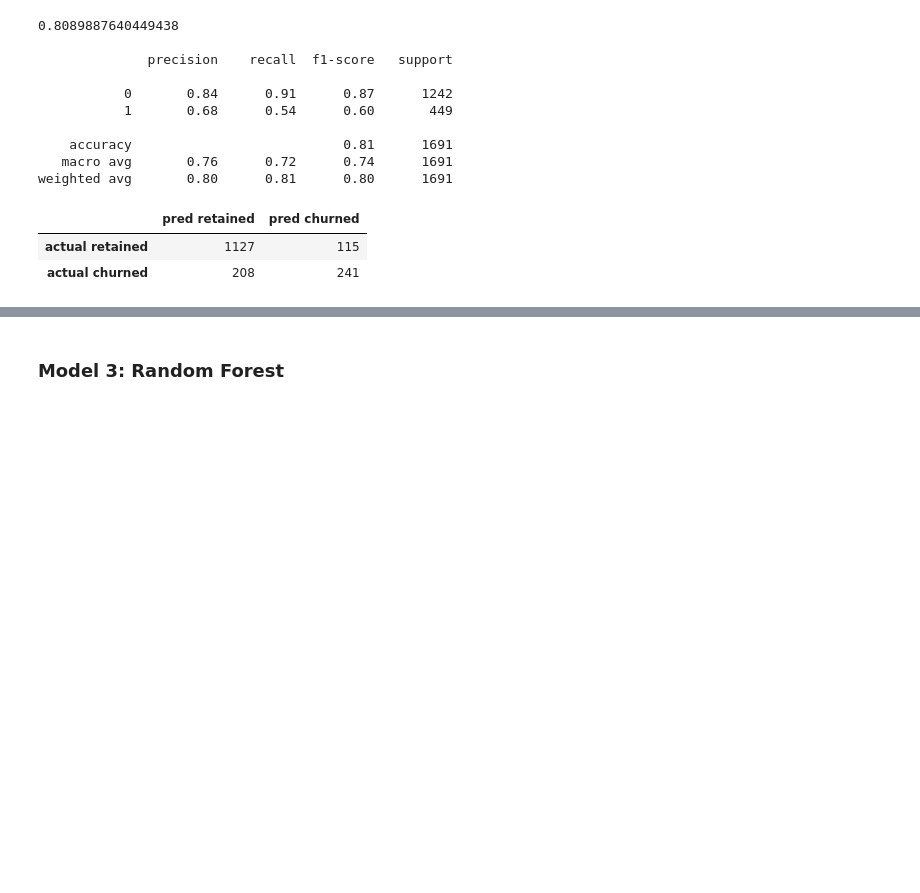
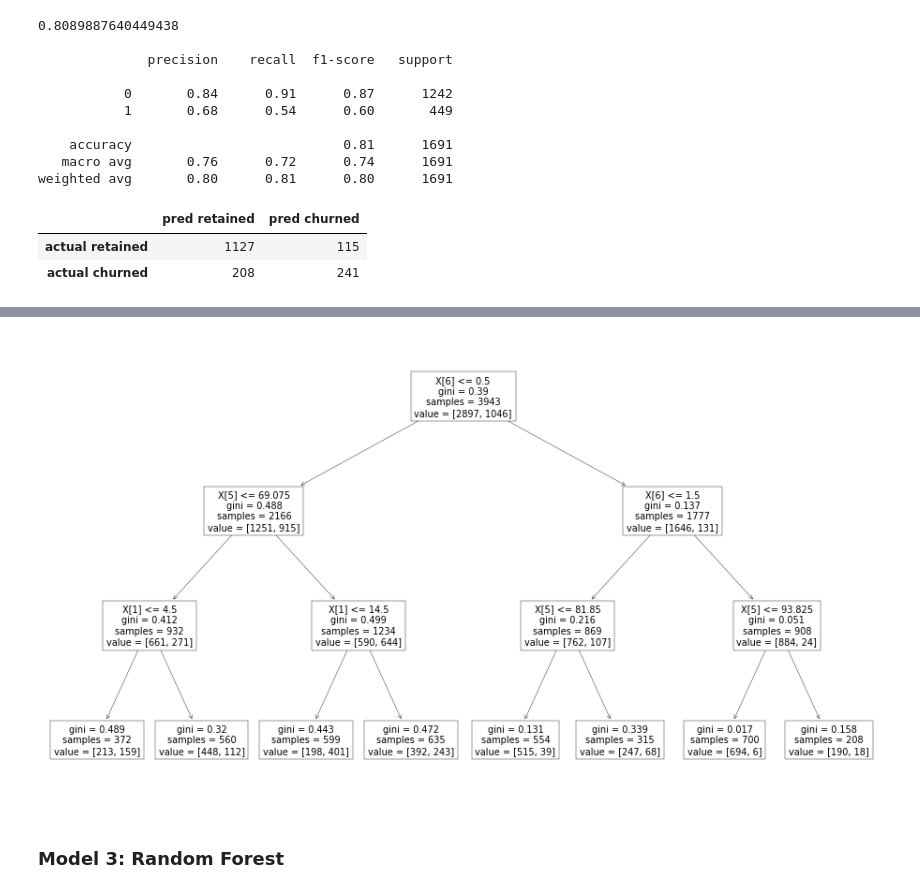
Before and after one commit to Yongliang-Shi/classification-project, a Jupyter notebook: report.ipynb, the cells around one changed output, grey strips where cells are left out. Cells and saved outputs as stored; diff of their text form; code cells hidden in the pictures; blank space fills up the shorter version.

Commit message:
streamline modeling: decision tree

```diff
--- a/report.ipynb
+++ b/report.ipynb
@@ -711,21 +703,0 @@ weighted avg       0.80      0.81      0.80      1691
-# %%
-clf = DecisionTreeClassifier(max_depth=3, random_state=123)
-
-clf.fit(X_train, y_train)
-
-y_pred = clf.predict(X_train)
-y_pred
-
-y_pred_proba = clf.predict_proba(X_train)
-
-# Compute the accuracy
-
-print(clf.score(X_train, y_train))
-
-# Create a confusion matrix
-
-print(confusion_matrix(y_train, y_pred))
-
-# Compute Precision, Recall, F1-score, and Support
-
-print(classification_report(y_train, y_pred))
@@ -743,0 +704,6 @@ weighted avg       0.77      0.79      0.76      3943
+# %%
+# Create the Deicsion Tree object
+dt = DecisionTreeClassifier(max_depth=3, random_state=123)
+# %%
+# Feed the model
+dt.fit(X_train, y_train)
@@ -744,3 +807,11 @@ weighted avg       0.77      0.79      0.76      3943
+# %%
+# Visualize the tree structure
+
+plt.figure(figsize=(16,9))
+tree.plot_tree(dt)
+plt.show()
+# %% [output]
+[figure, added]
 # %% [markdown]
 ### Model 3: Random Forest
 # %%
```
Also changed, not shown: parts of 17 cells of this notebook.
